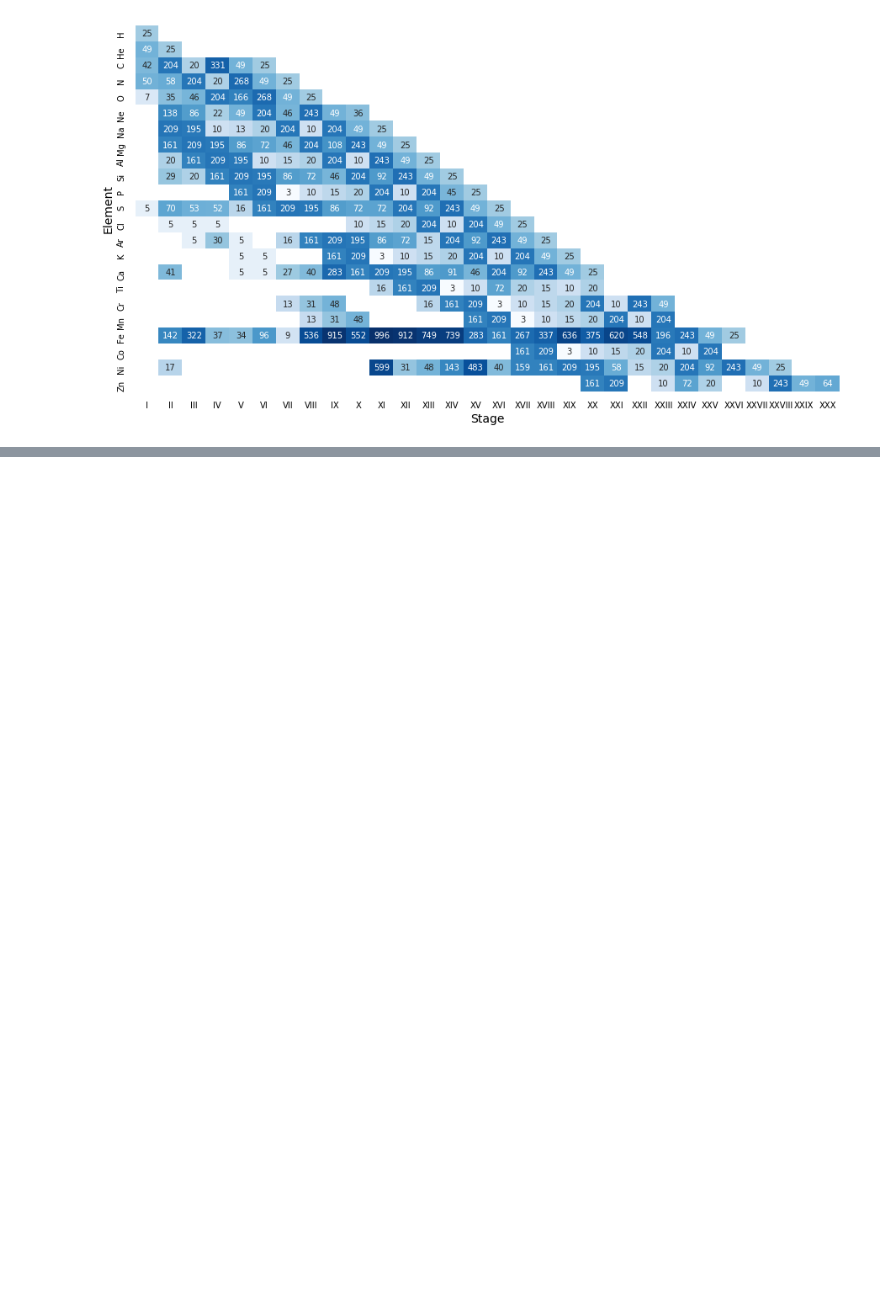
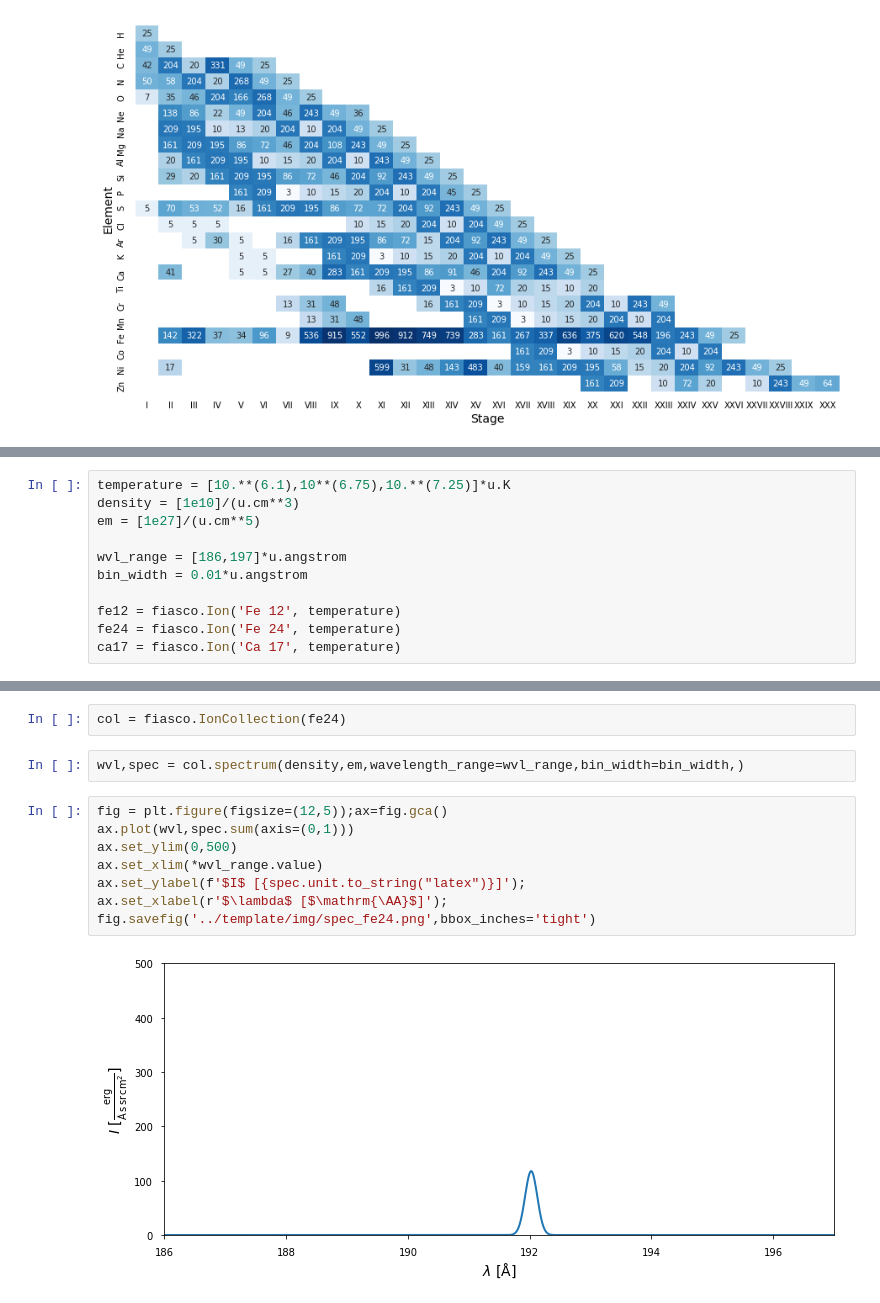
Before and after one commit to wtbarnes/pyastro-2018-talk, a Jupyter notebook: notebooks/figures.ipynb, the cells around one changed output, grey strips where cells are left out. Drawn from its saved outputs; the diff is of its cells as text; blank space fills up the shorter version.

```diff
--- a/notebooks/figures.ipynb
+++ b/notebooks/figures.ipynb
@@ -134,0 +193,11 @@ ax.tick_params(axis='both',which='both',bottom='off',left='off')
+# %%
+temperature = [10.**(6.1),10**(6.75),10.**(7.25)]*u.K
+density = [1e10]/(u.cm**3)
+em = [1e27]/(u.cm**5)
+
+wvl_range = [186,197]*u.angstrom
+bin_width = 0.01*u.angstrom
+
+fe12 = fiasco.Ion('Fe 12', temperature)
+fe24 = fiasco.Ion('Fe 24', temperature)
+ca17 = fiasco.Ion('Ca 17', temperature)
@@ -134,0 +206,14 @@ ax.tick_params(axis='both',which='both',bottom='off',left='off')
+# %%
+col = fiasco.IonCollection(fe24)
+# %%
+wvl,spec = col.spectrum(density,em,wavelength_range=wvl_range,bin_width=bin_width,)
+# %%
+fig = plt.figure(figsize=(12,5));ax=fig.gca()
+ax.plot(wvl,spec.sum(axis=(0,1)))
+ax.set_ylim(0,500)
+ax.set_xlim(*wvl_range.value)
+ax.set_ylabel(f'$I$ [{spec.unit.to_string("latex")}]');
+ax.set_xlabel(r'$\lambda$ [$\mathrm{\AA}$]');
+fig.savefig('../template/img/spec_fe24.png',bbox_inches='tight')
+# %% [output]
+[figure, added]
```
Also changed, not shown: parts of 19 cells of this notebook.
